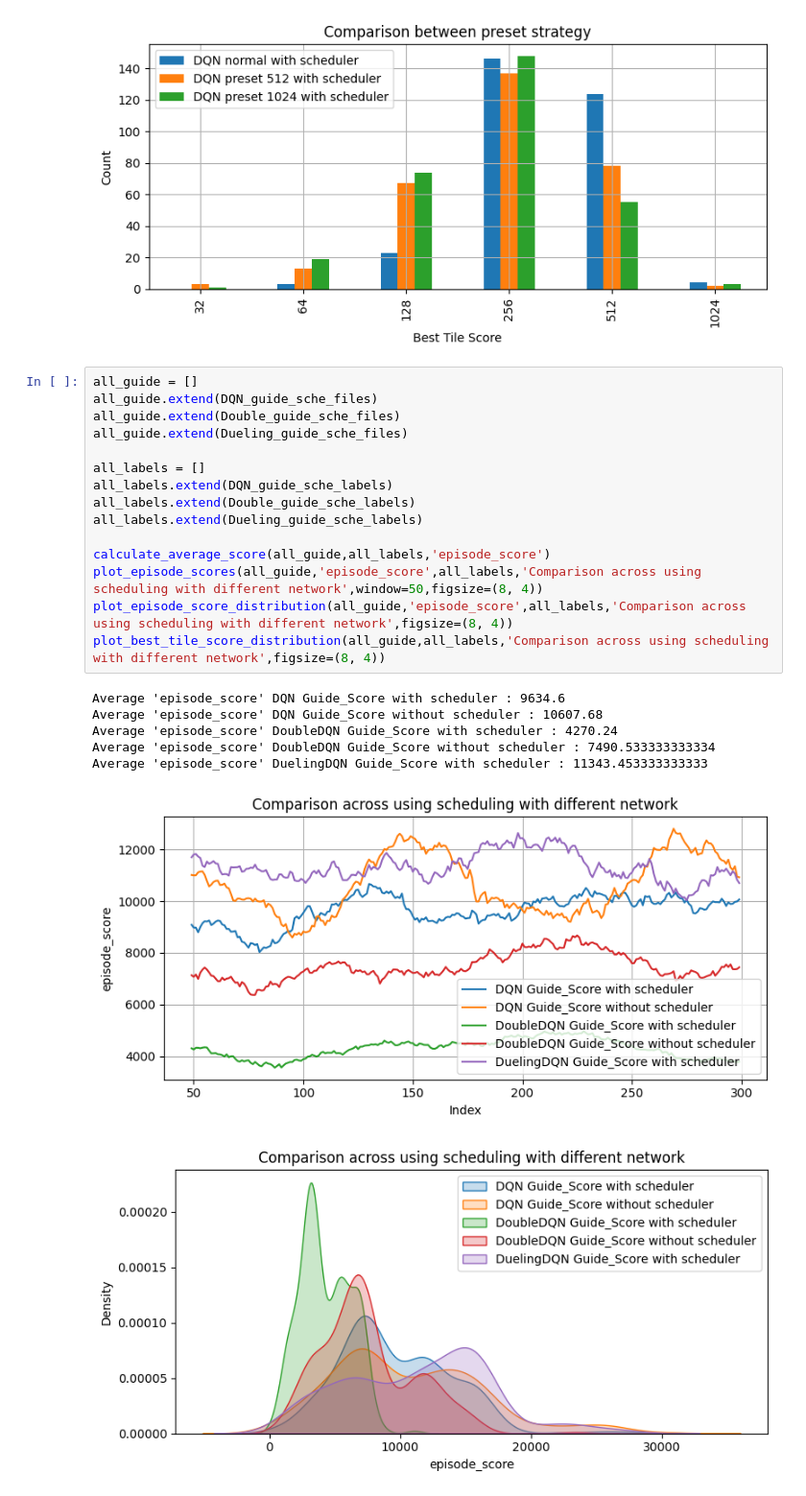
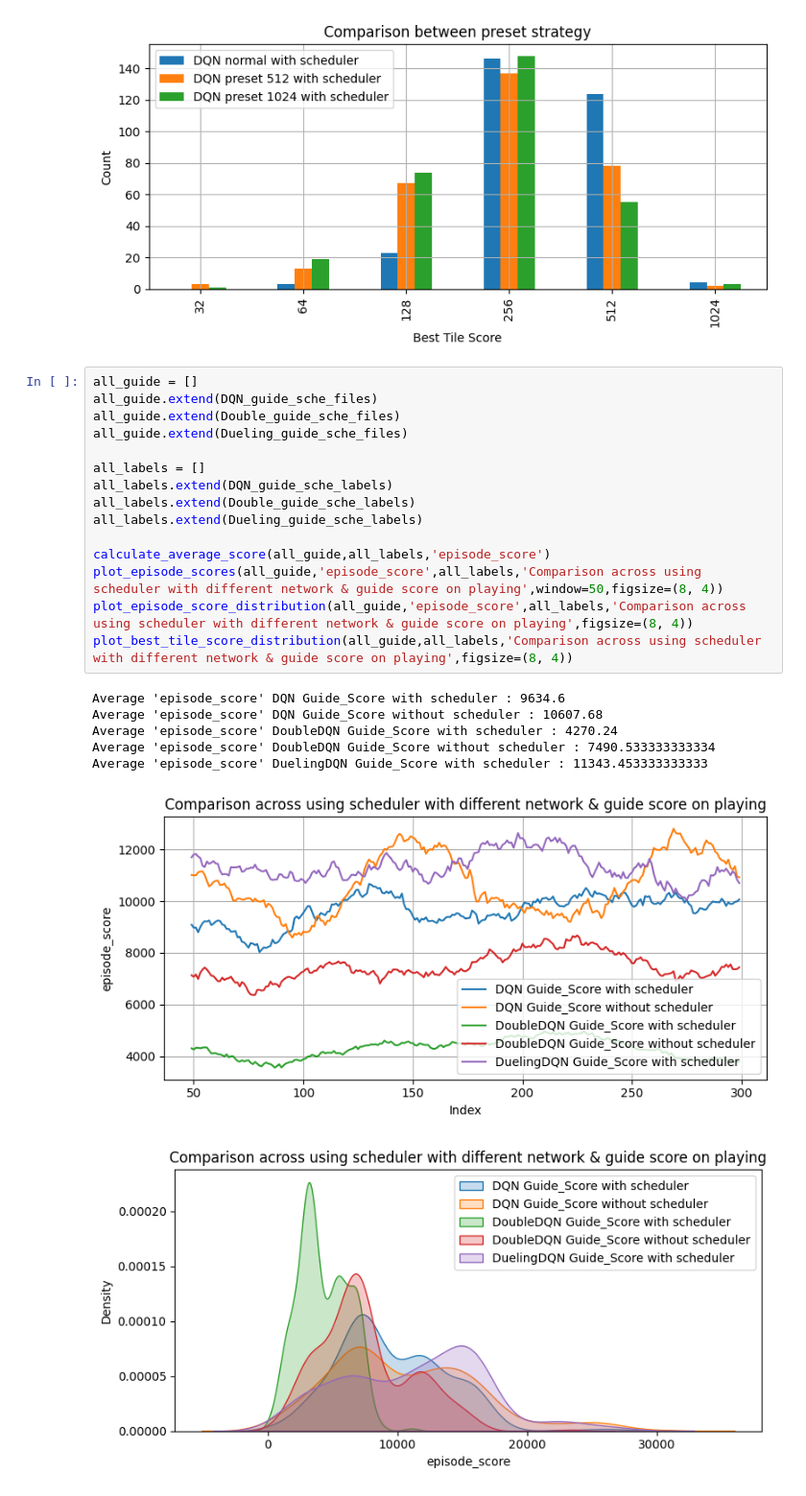
Before and after one commit to HBBEEP/DRL_FinalProject, a Jupyter notebook: plot.ipynb, the cells around one changed output. Shown at 96% size. Saved outputs shown, nothing was run; the diff lists cells and outputs as text.

```diff
--- a/plot.ipynb
+++ b/plot.ipynb
@@ -271,23 +271,23 @@ Average 'episode_score' DQN preset 1024 with scheduler : 3211.48
 # %%
 all_guide = []
 all_guide.extend(DQN_guide_sche_files)
 all_guide.extend(Double_guide_sche_files)
 all_guide.extend(Dueling_guide_sche_files)
 
 all_labels = []
 all_labels.extend(DQN_guide_sche_labels)
 all_labels.extend(Double_guide_sche_labels)
 all_labels.extend(Dueling_guide_sche_labels)
 
 calculate_average_score(all_guide,all_labels,'episode_score')
-plot_episode_scores(all_guide,'episode_score',all_labels,'Comparison across using scheduling with different network',window=50,figsize=(8, 4))
-plot_episode_score_distribution(all_guide,'episode_score',all_labels,'Comparison across using scheduling with different network',figsize=(8, 4))
-plot_best_tile_score_distribution(all_guide,all_labels,'Comparison across using scheduling with different network',figsize=(8, 4))
+plot_episode_scores(all_guide,'episode_score',all_labels,'Comparison across using scheduler with different network & guide score on playing',window=50,figsize=(8, 4))
+plot_episode_score_distribution(all_guide,'episode_score',all_labels,'Comparison across using scheduler with different network & guide score on playing',figsize=(8, 4))
+plot_best_tile_score_distribution(all_guide,all_labels,'Comparison across using scheduler with different network & guide score on playing',figsize=(8, 4))
 # %% [output]
 Average 'episode_score' DQN Guide_Score with scheduler : 9634.6
 Average 'episode_score' DQN Guide_Score without scheduler : 10607.68
 Average 'episode_score' DoubleDQN Guide_Score with scheduler : 4270.24
 Average 'episode_score' DoubleDQN Guide_Score without scheduler : 7490.533333333334
 Average 'episode_score' DuelingDQN Guide_Score with scheduler : 11343.453333333333
-[figure, old version]
+[figure, new version]
-[figure, old version]
+[figure, new version]
```
Also changed, not shown: parts of 2 cells of this notebook.
